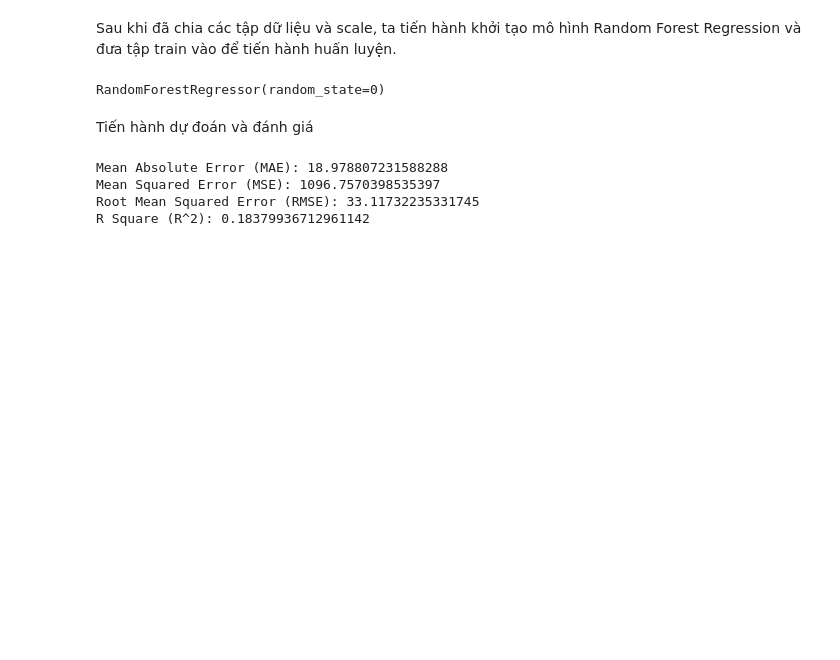
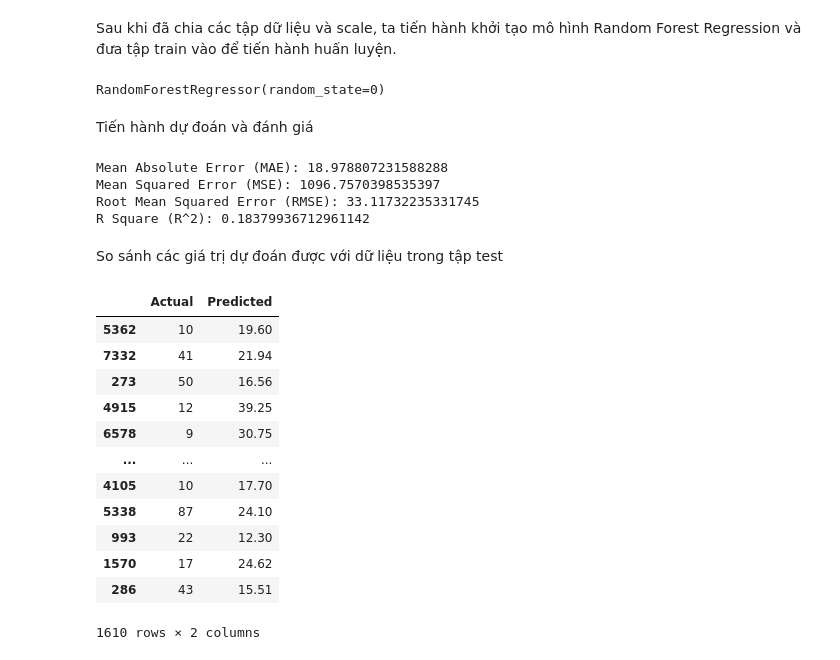
Before and after one commit to HoangPhuc0304/NMKHDL-2022, a Jupyter notebook: Data_Modeling.ipynb, the cells around one changed output. Saved outputs shown, nothing was run; the diff lists cells and outputs as text; code cells hidden in the pictures; blank space fills up the shorter version.

```diff
--- a/Data_Modeling.ipynb
+++ b/Data_Modeling.ipynb
@@ -275,5 +308,24 @@ Mean Absolute Error (MAE): 18.978807231588288
 Mean Squared Error (MSE): 1096.7570398535397
 Root Mean Squared Error (RMSE): 33.11732235331745
 R Square (R^2): 0.18379936712961142
+# %% [markdown]
+So sánh các giá trị dự đoán được với dữ liệu trong tập test
+# %%
+comparison_df = pd.DataFrame({'Actual': y2_test,'Predicted': y2_pred})
+comparison_df
+# %% [output]
+|  | Actual | Predicted |
+| 5362 | 10 | 19.60 |
+| 7332 | 41 | 21.94 |
+| 273 | 50 | 16.56 |
+| 4915 | 12 | 39.25 |
+| 6578 | 9 | 30.75 |
+| ... | ... | ... |
+| 4105 | 10 | 17.70 |
+| 5338 | 87 | 24.10 |
+| 993 | 22 | 12.30 |
+| 1570 | 17 | 24.62 |
+| 286 | 43 | 15.51 |
+1610 rows × 2 columns
 # %%
 sns.set_theme()
```
Also changed, not shown: parts of 24 cells of this notebook.
